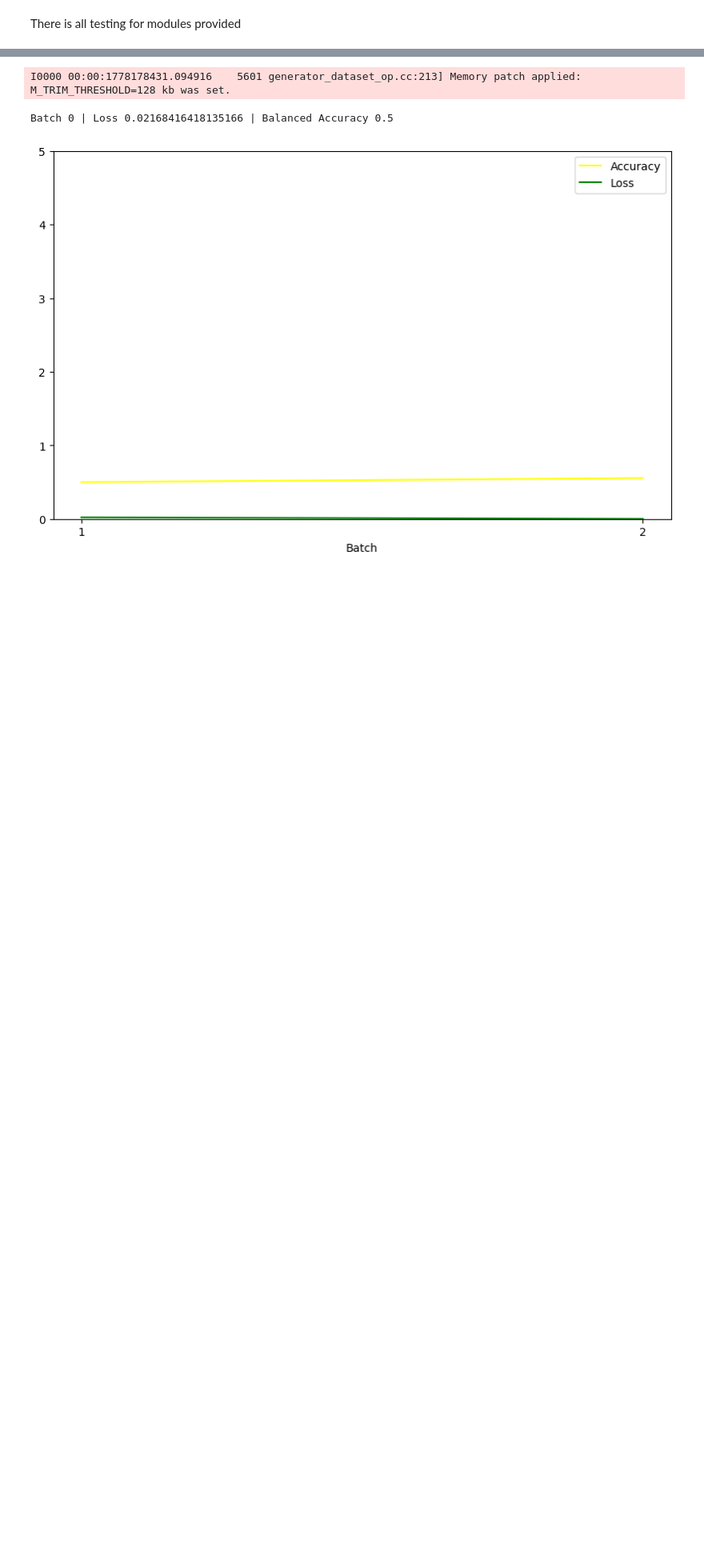
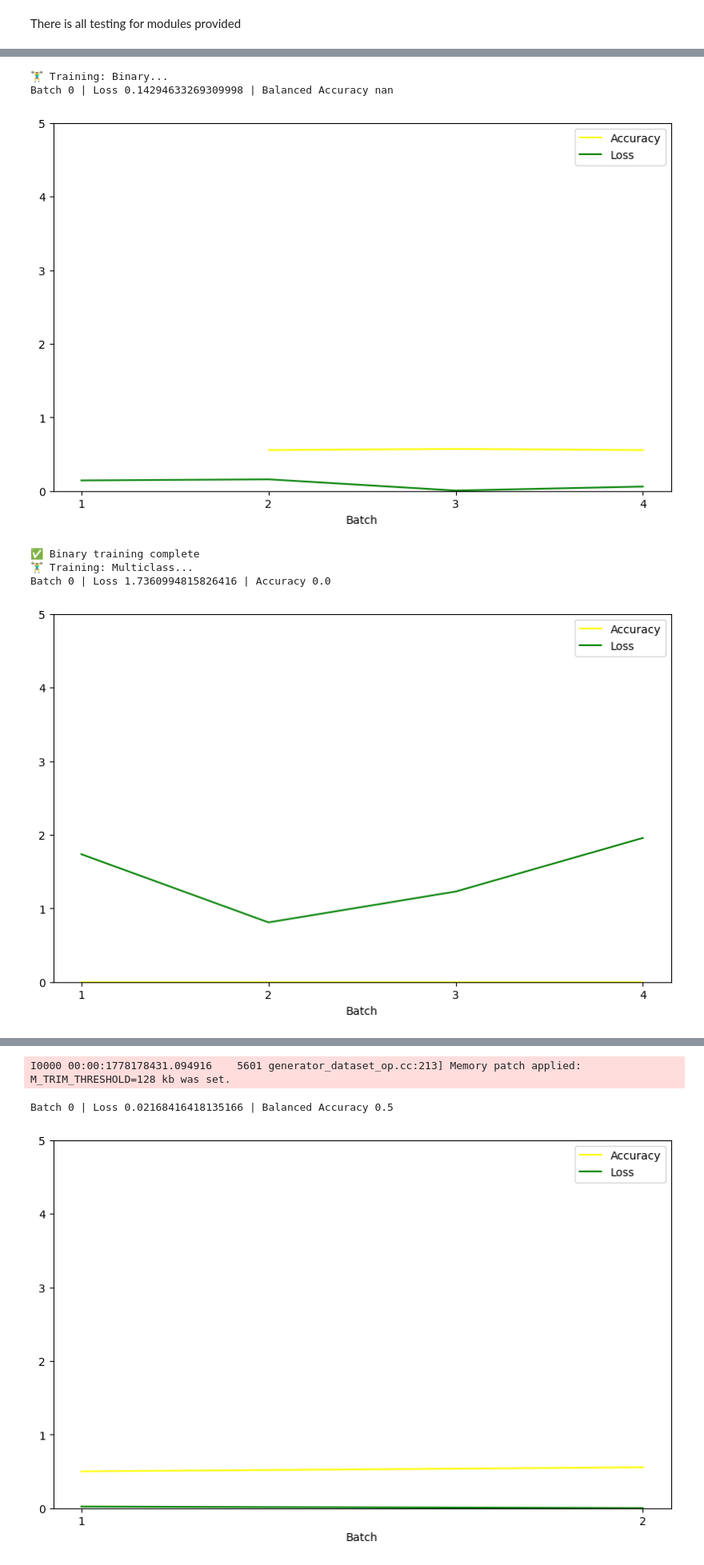
Before and after one commit to TrueItachiUt/ChessErrorClassification, a Jupyter notebook: unittest.ipynb, the cells around one changed output, grey strips where cells are left out. Shown at 80% size. Cells and saved outputs as stored; diff of their text form; code cells hidden in the pictures; blank space fills up the shorter version.

```diff
--- a/unittest.ipynb
+++ b/unittest.ipynb
@@ -13,0 +30,12 @@ There is all testing for modules provided
+# %%
+# Cell 3: Model Init & Forward Pass
+print("🧠 Forward Pass...")
+model = CNNLSTM()
+
+bin_preds = model.binary_call((pos_b, ev_b))
+assert bin_preds.shape == (10, 2)
+
+preds_dict = model((pos_m, ev_m))
+assert preds_dict['binary'].shape == (10, 2)
+assert preds_dict['multiclass'].shape == (10, num_classes), f"multiclass target differs: {preds_dict['multiclass'].shape}"
+print("✅ Forward shapes match")
@@ -13,0 +62,16 @@ There is all testing for modules provided
+# %%
+# Cell 5: Training Run (Binary)
+print("🏋️‍♂️ Training: Binary...")
+model.training_run(build_binary_dataset(n_instances=20), batch_size=5, binary=True)
+print("✅ Binary training complete")
+print("🏋️‍♂️ Training: Multiclass...")
+model.training_run(build_multiclass_dataset(n_instances=20), batch_size=5, binary=False)
+print("✅ Multiclass training complete")
+# %% [output]
+🏋️‍♂️ Training: Binary...
+Batch 0 | Loss 0.14294633269309998 | Balanced Accuracy nan
+[figure, added]
+✅ Binary training complete
+🏋️‍♂️ Training: Multiclass...
+Batch 0 | Loss 1.7360994815826416 | Accuracy 0.0
+[figure, added]
```
Also changed, not shown: parts of 6 cells of this notebook.
